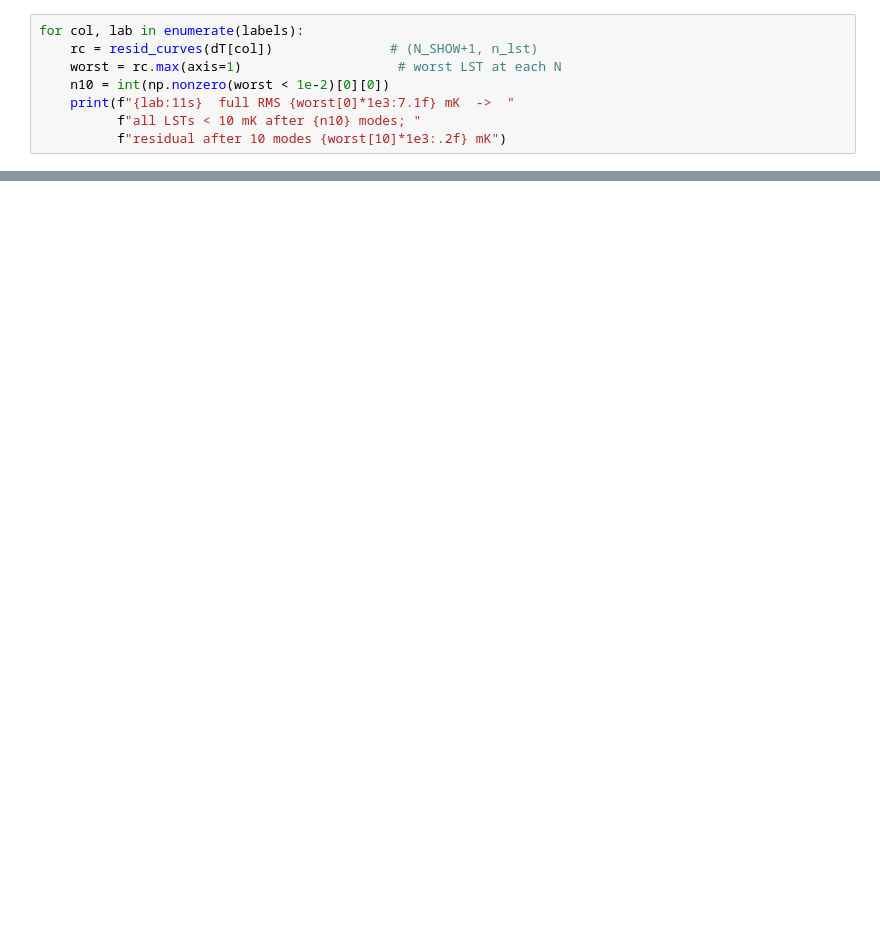
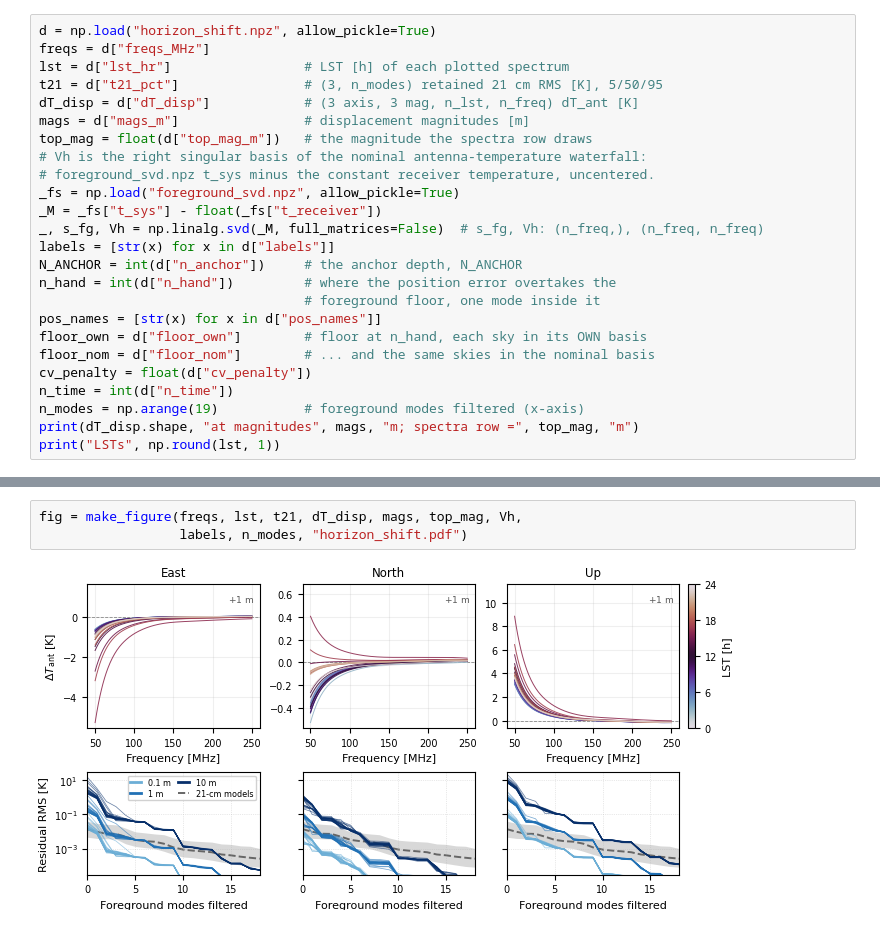
Before and after one commit to christianhbye/eigsep_paper_notebooks, a Jupyter notebook: horizon_shift.ipynb, the cells around one changed output, grey strips where cells are left out. Drawn from its saved outputs; the diff is of its cells as text; blank space fills up the shorter version.

Commit message:
round 2 revisions

```diff
--- a/horizon_shift.ipynb
+++ b/horizon_shift.ipynb
@@ -68,8 +33,25 @@ fig.savefig("horizon_shift.pdf", bbox_inches="tight", dpi=600)
-# %%
-for col, lab in enumerate(labels):
-    rc = resid_curves(dT[col])               # (N_SHOW+1, n_lst)
-    worst = rc.max(axis=1)                    # worst LST at each N
-    n10 = int(np.nonzero(worst < 1e-2)[0][0])
-    print(f"{lab:11s}  full RMS {worst[0]*1e3:7.1f} mK  ->  "
-          f"all LSTs < 10 mK after {n10} modes; "
-          f"residual after 10 modes {worst[10]*1e3:.2f} mK")
+# %%
+d = np.load("horizon_shift.npz", allow_pickle=True)
+freqs = d["freqs_MHz"]
+lst = d["lst_hr"]                 # LST [h] of each plotted spectrum
+t21 = d["t21_pct"]                # (3, n_modes) retained 21 cm RMS [K], 5/50/95
+dT_disp = d["dT_disp"]            # (3 axis, 3 mag, n_lst, n_freq) dT_ant [K]
+mags = d["mags_m"]                # displacement magnitudes [m]
+top_mag = float(d["top_mag_m"])   # the magnitude the spectra row draws
+# Vh is the right singular basis of the nominal antenna-temperature waterfall:
+# foreground_svd.npz t_sys minus the constant receiver temperature, uncentered.
+_fs = np.load("foreground_svd.npz", allow_pickle=True)
+_M = _fs["t_sys"] - float(_fs["t_receiver"])
+_, s_fg, Vh = np.linalg.svd(_M, full_matrices=False)  # s_fg, Vh: (n_freq,), (n_freq, n_freq)
+labels = [str(x) for x in d["labels"]]
+N_ANCHOR = int(d["n_anchor"])     # the anchor depth, N_ANCHOR
+n_hand = int(d["n_hand"])         # where the position error overtakes the
+                                  # foreground floor, one mode inside it
+pos_names = [str(x) for x in d["pos_names"]]
+floor_own = d["floor_own"]        # floor at n_hand, each sky in its OWN basis
+floor_nom = d["floor_nom"]        # ... and the same skies in the nominal basis
+cv_penalty = float(d["cv_penalty"])
+n_time = int(d["n_time"])
+n_modes = np.arange(19)           # foreground modes filtered (x-axis)
+print(dT_disp.shape, "at magnitudes", mags, "m; spectra row =", top_mag, "m")
+print("LSTs", np.round(lst, 1))
@@ -75,0 +150,5 @@ for col, lab in enumerate(labels):
+# %%
+fig = make_figure(freqs, lst, t21, dT_disp, mags, top_mag, Vh,
+                  labels, n_modes, "horizon_shift.pdf")
+# %% [output]
+[figure, added]
```
Also changed, not shown: parts of 7 cells of this notebook, 29 other files.
